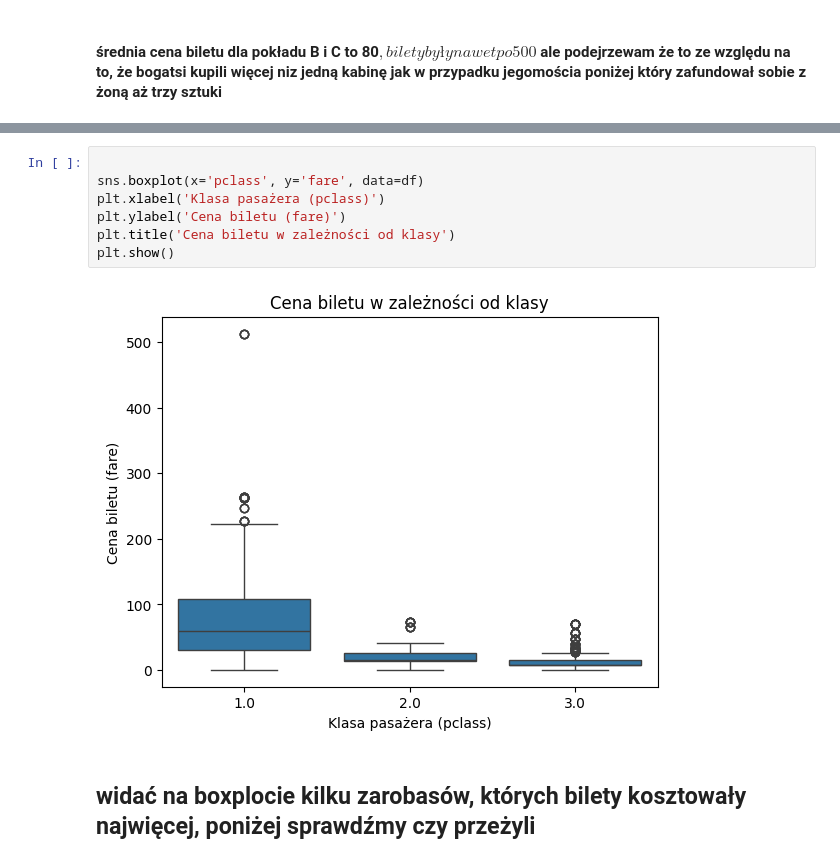
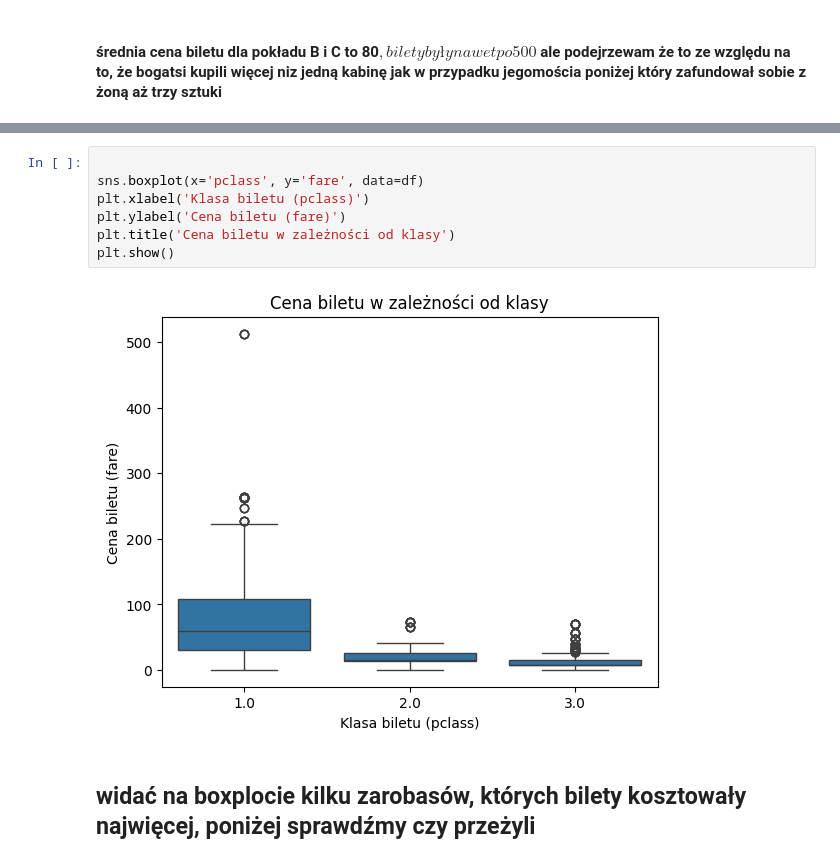
Before and after one commit to pawlo884/ds, a Jupyter notebook: modul4/26__zadanie_domowe__modul_4_2__v2.ipynb, the cells around one changed output, grey strips where cells are left out. Saved outputs shown, nothing was run; the diff lists cells and outputs as text.

```diff
--- a/modul4/26__zadanie_domowe__modul_4_2__v2.ipynb
+++ b/modul4/26__zadanie_domowe__modul_4_2__v2.ipynb
@@ -193,12 +302,12 @@ Name: fare, dtype: float64
 # %%
 
 sns.boxplot(x='pclass', y='fare', data=df)
-plt.xlabel('Klasa pasażera (pclass)')
+plt.xlabel('Klasa biletu (pclass)')
 plt.ylabel('Cena biletu (fare)')
 plt.title('Cena biletu w zależności od klasy')
 plt.show()
 # %% [output]
-[figure, old version]
+[figure, new version]
 # %% [markdown]
 ## widać na boxplocie kilku zarobasów, których bilety kosztowały najwięcej, poniżej sprawdźmy czy przeżyli
 # %%
```
Also changed, not shown: parts of 40 cells of this notebook.
